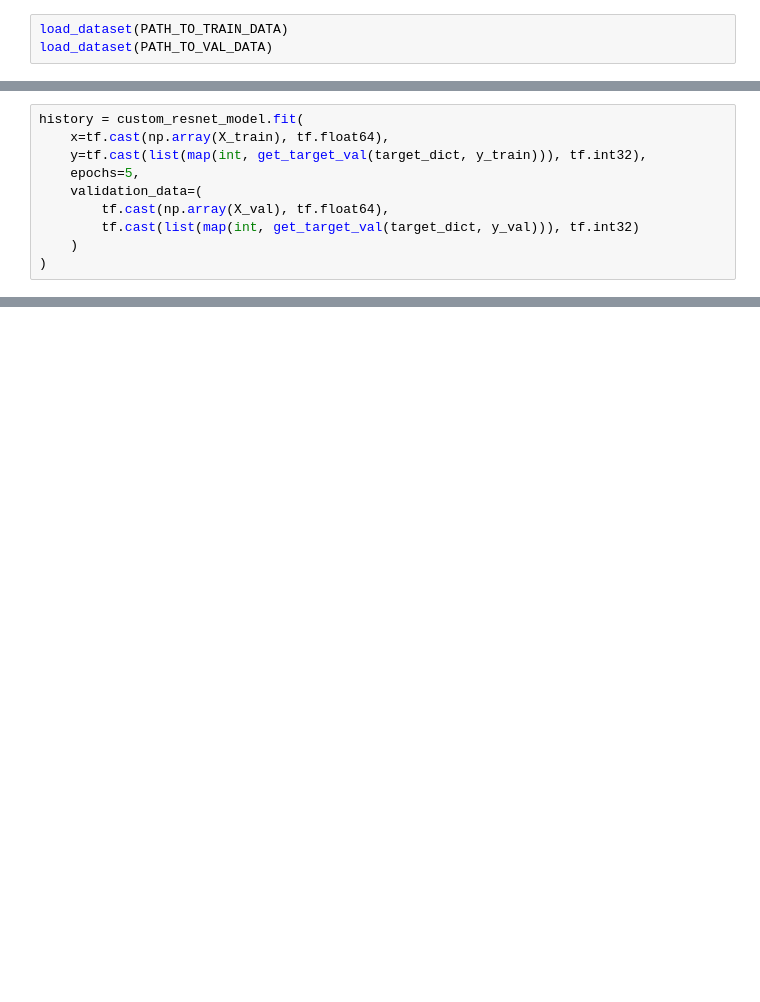
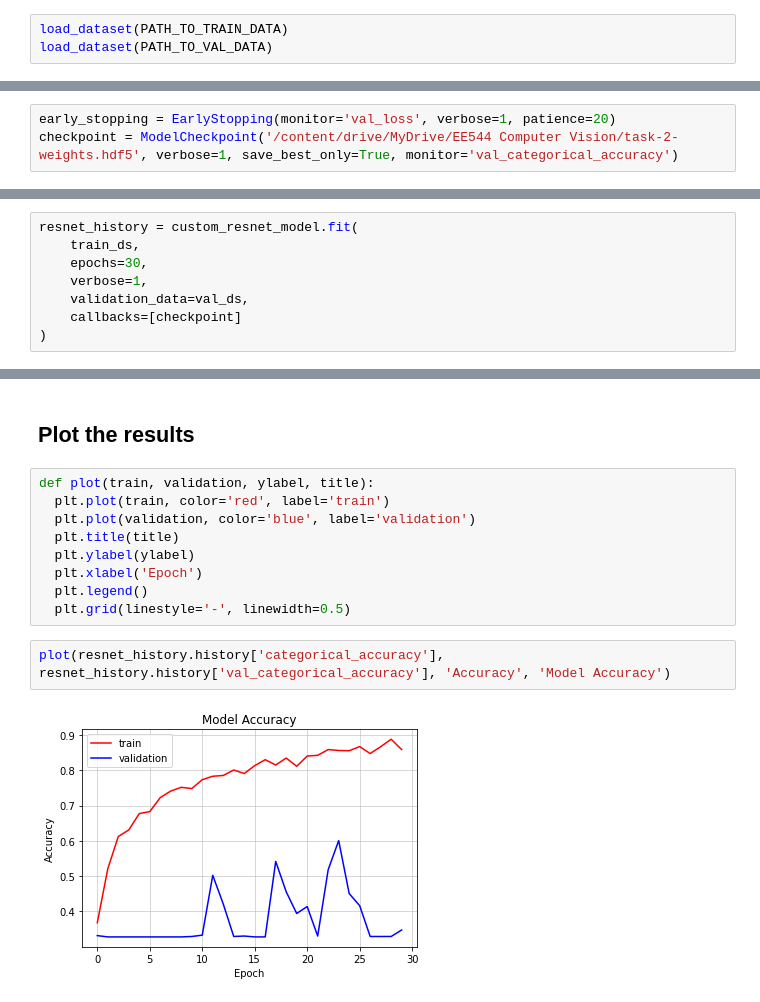
Before and after one commit to sur-sakthy/computer-vision, a Jupyter notebook: Assignment_2.ipynb, the cells around one changed output, grey strips where cells are left out. Drawn from its saved outputs; the diff is of its cells as text; blank space fills up the shorter version.

Commit message:
save full run of the notebook

```diff
--- a/Assignment_2.ipynb
+++ b/Assignment_2.ipynb
@@ -141,13 +337,3 @@ ________________________________________________________________________________
 %%capture
 for i in range(len(custom_resnet_model.layers)):
   print(str(i) + ': ' + str(custom_resnet_model.layers[i].trainable))
-# %%
-history = custom_resnet_model.fit(
-    x=tf.cast(np.array(X_train), tf.float64),
-    y=tf.cast(list(map(int, get_target_val(target_dict, y_train))), tf.int32),
-    epochs=5,
-    validation_data=(
-        tf.cast(np.array(X_val), tf.float64),
-        tf.cast(list(map(int, get_target_val(target_dict, y_val))), tf.int32)
-    )
-)
@@ -166,0 +344,3 @@ custom_resnet_model.save_weights('/content/drive/MyDrive/EE544 Computer Vision/t
+# %%
+early_stopping = EarlyStopping(monitor='val_loss', verbose=1, patience=20)
+checkpoint = ModelCheckpoint('/content/drive/MyDrive/EE544 Computer Vision/task-2-weights.hdf5', verbose=1, save_best_only=True, monitor='val_categorical_accuracy')
@@ -166,0 +349,8 @@ custom_resnet_model.save_weights('/content/drive/MyDrive/EE544 Computer Vision/t
+# %%
+resnet_history = custom_resnet_model.fit(
+    train_ds,
+    epochs=30,
+    verbose=1,
+    validation_data=val_ds,
+    callbacks=[checkpoint]
+)
@@ -166,0 +375,15 @@ custom_resnet_model.save_weights('/content/drive/MyDrive/EE544 Computer Vision/t
+# %% [markdown]
+## Plot the results
+# %%
+def plot(train, validation, ylabel, title):
+  plt.plot(train, color='red', label='train')
+  plt.plot(validation, color='blue', label='validation')
+  plt.title(title)
+  plt.ylabel(ylabel)
+  plt.xlabel('Epoch')
+  plt.legend()
+  plt.grid(linestyle='-', linewidth=0.5)
+# %%
+plot(resnet_history.history['categorical_accuracy'], resnet_history.history['val_categorical_accuracy'], 'Accuracy', 'Model Accuracy')
+# %% [output]
+[figure, added]
```
Also changed, not shown: parts of 62 cells of this notebook.
